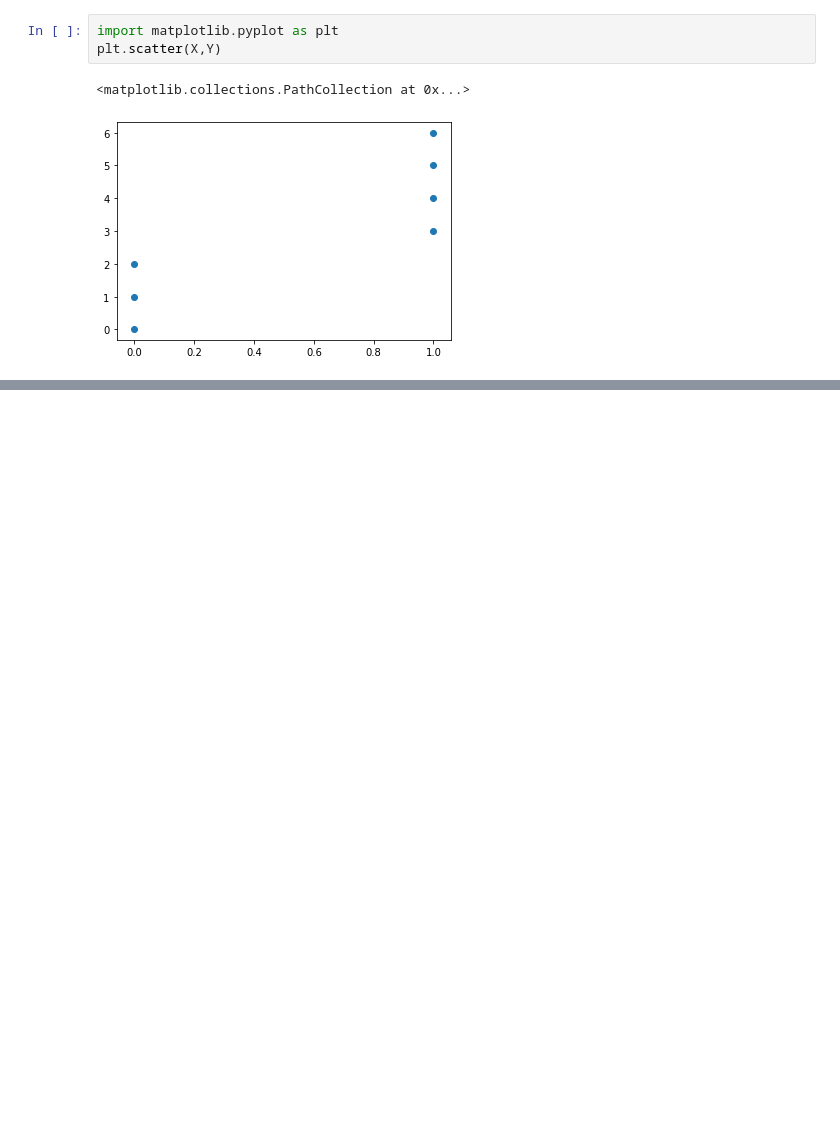
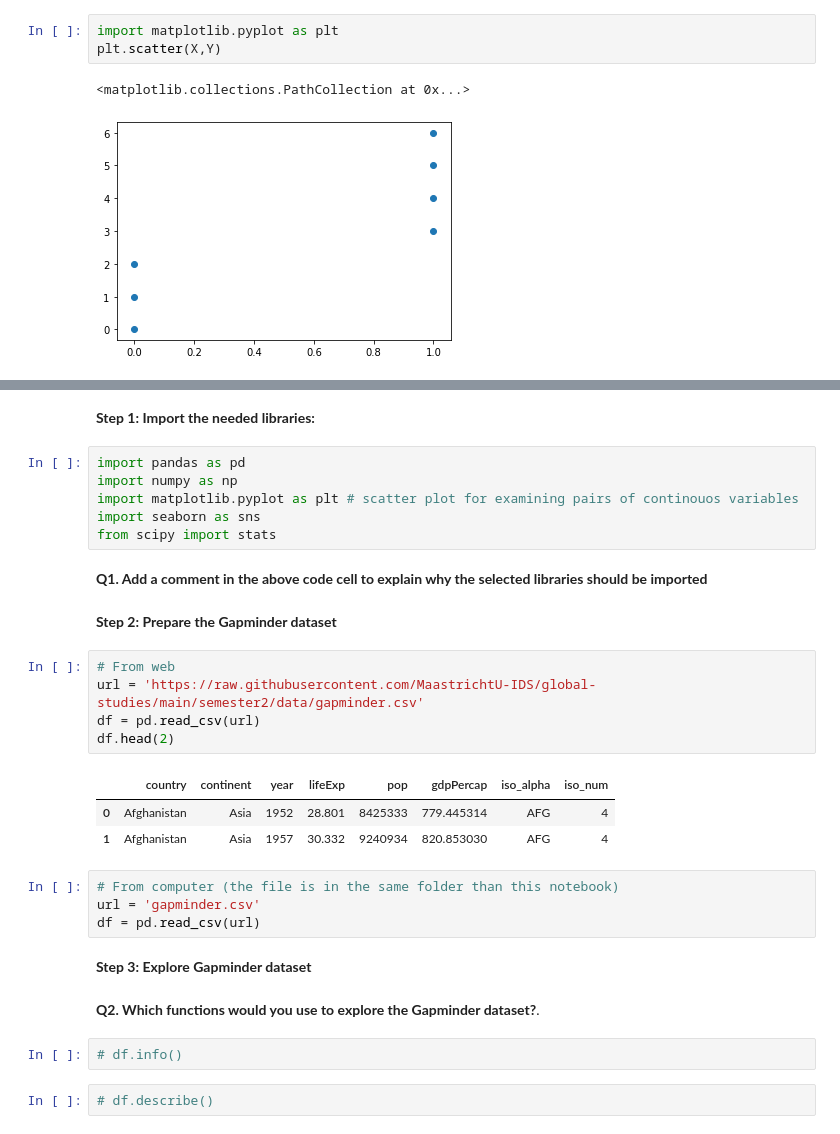
Before and after one commit to MaastrichtU-IDS/global-studies, a Jupyter notebook: semester2/notebooks/3.2-NHST-advanced-with-python.ipynb, the cells around one changed output, grey strips where cells are left out. Cells and saved outputs as stored; diff of their text form; blank space fills up the shorter version.

```diff
--- a/semester2/notebooks/3.2-NHST-advanced-with-python.ipynb
+++ b/semester2/notebooks/3.2-NHST-advanced-with-python.ipynb
@@ -82,0 +90,33 @@ plt.scatter(X,Y)
+# %% [markdown]
+**Step 1: Import the needed libraries:**
+# %%
+import pandas as pd
+import numpy as np
+import matplotlib.pyplot as plt # scatter plot for examining pairs of continouos variables
+import seaborn as sns
+from scipy import stats
+# %% [markdown]
+**Q1. Add a comment in the above code cell to explain why the selected libraries should be imported**
+# %% [markdown]
+**Step 2: Prepare the Gapminder dataset**
+# %%
+# From web
+url = 'https://raw.githubusercontent.com/MaastrichtU-IDS/global-studies/main/semester2/data/gapminder.csv'
+df = pd.read_csv(url)
+df.head(2)
+# %% [output]
+|  | country | continent | year | lifeExp | pop | gdpPercap | iso_alpha | iso_num |
+| 0 | Afghanistan | Asia | 1952 | 28.801 | 8425333 | 779.445314 | AFG | 4 |
+| 1 | Afghanistan | Asia | 1957 | 30.332 | 9240934 | 820.853030 | AFG | 4 |
+# %%
+# From computer (the file is in the same folder than this notebook)
+url = 'gapminder.csv'
+df = pd.read_csv(url)
+# %% [markdown]
+**Step 3: Explore Gapminder dataset**
+# %% [markdown]
+**Q2. Which functions would you use to explore the Gapminder dataset?**.
+# %%
+# df.info()
+# %%
+# df.describe()
```
Also changed, not shown: parts of 37 cells of this notebook, 3 other files.
